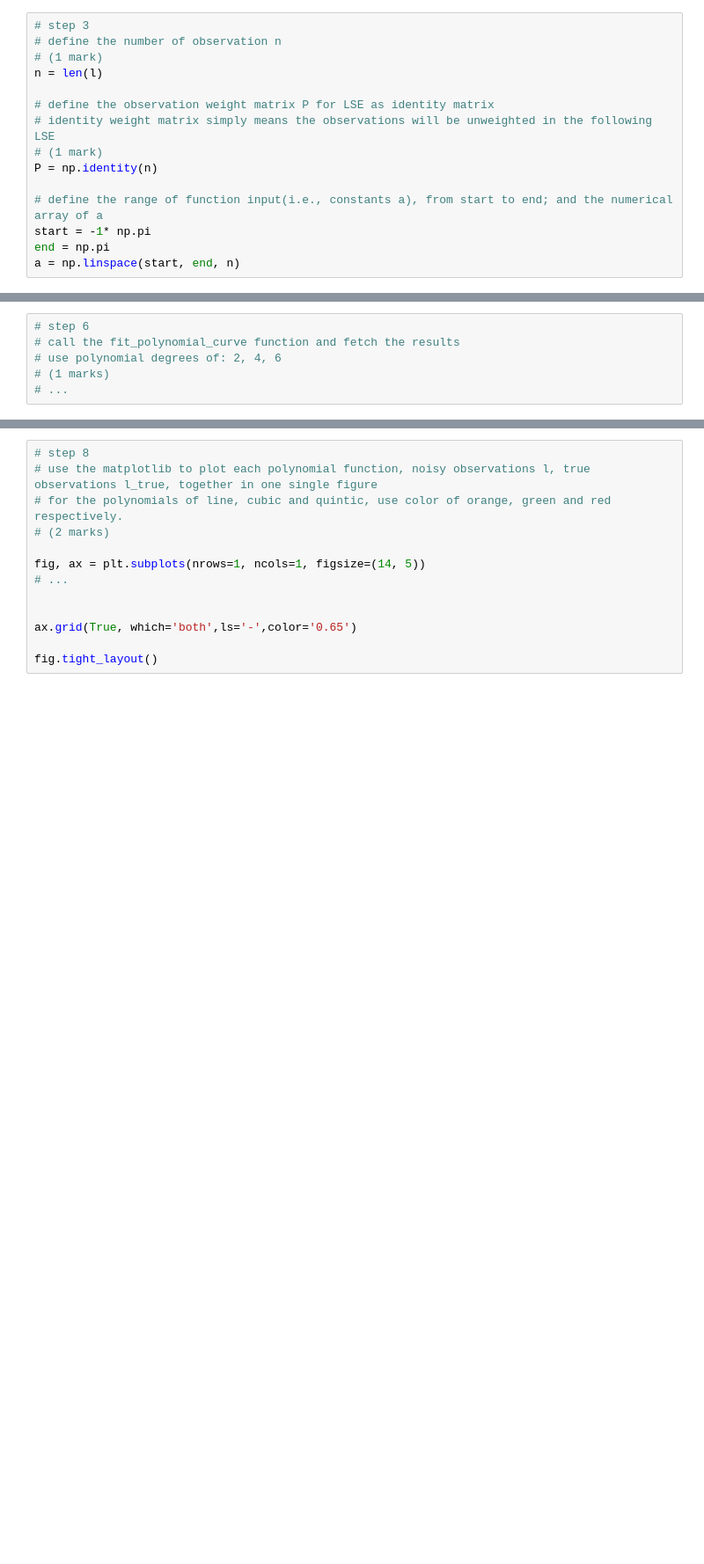
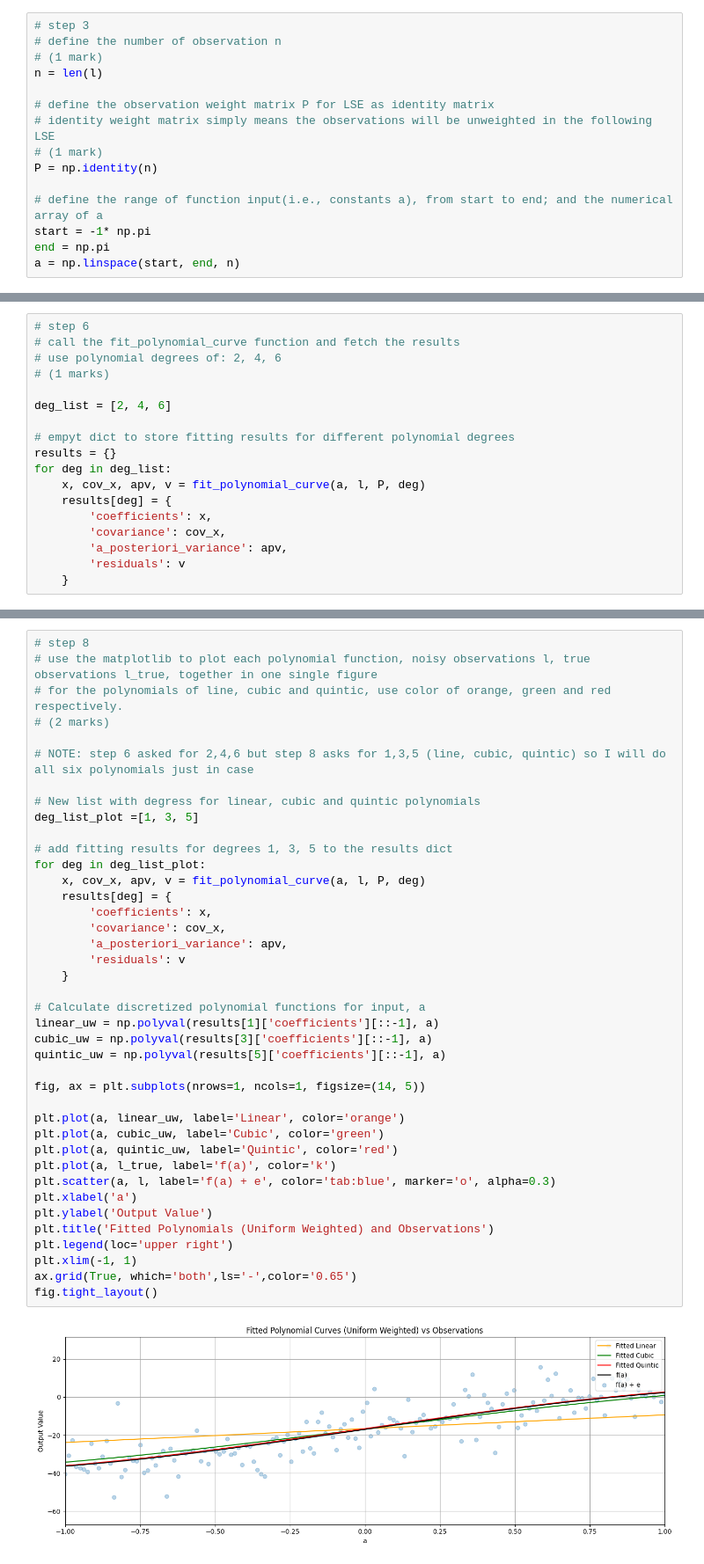
Before and after one commit to elliott-debenetti/ENGG680_2025_Fall, a Jupyter notebook: Lab_Assignment1/Assignment1.ipynb, the cells around one changed output, grey strips where cells are left out. Shown: that part at 88% size. Saved outputs shown, nothing was run; the diff lists cells and outputs as text; blank space fills up the shorter version.

```diff
--- a/Lab_Assignment1/Assignment1.ipynb
+++ b/Lab_Assignment1/Assignment1.ipynb
@@ -460,7 +511,19 @@ def fit_polynomial_curve(a: np.ndarray, l: np.ndarray, P: np.ndarray, deg: int)
 # call the fit_polynomial_curve function and fetch the results
 # use polynomial degrees of: 2, 4, 6
 # (1 marks)
-# ...
+
+deg_list = [2, 4, 6]
+
+# empyt dict to store fitting results for different polynomial degrees
+results = {}
+for deg in deg_list:
+    x, cov_x, apv, v = fit_polynomial_curve(a, l, P, deg)
+    results[deg] = {
+        'coefficients': x,
+        'covariance': cov_x,
+        'a_posteriori_variance': apv,
+        'residuals': v
+    }
 # %%
 # step 7
 # use the estimated coefficients x and constants array a, construct polynomial functions for each degree
@@ -473,16 +536,45 @@ hexic_uw = #...
 # %%
 # step 8
 # use the matplotlib to plot each polynomial function, noisy observations l, true observations l_true, together in one single figure
 # for the polynomials of line, cubic and quintic, use color of orange, green and red respectively.
 # (2 marks)
 
+# NOTE: step 6 asked for 2,4,6 but step 8 asks for 1,3,5 (line, cubic, quintic) so I will do all six polynomials just in case
+
+# New list with degress for linear, cubic and quintic polynomials
+deg_list_plot =[1, 3, 5]
+
+# add fitting results for degrees 1, 3, 5 to the results dict
+for deg in deg_list_plot:
+    x, cov_x, apv, v = fit_polynomial_curve(a, l, P, deg)
+    results[deg] = {
+        'coefficients': x,
+        'covariance': cov_x,
+        'a_posteriori_variance': apv,
+        'residuals': v
+    }
+
+# Calculate discretized polynomial functions for input, a
+linear_uw = np.polyval(results[1]['coefficients'][::-1], a)
+cubic_uw = np.polyval(results[3]['coefficients'][::-1], a)
+quintic_uw = np.polyval(results[5]['coefficients'][::-1], a)
+
 fig, ax = plt.subplots(nrows=1, ncols=1, figsize=(14, 5))
-# ...
 
-
+plt.plot(a, linear_uw, label='Linear', color='orange')
+plt.plot(a, cubic_uw, label='Cubic', color='green')
+plt.plot(a, quintic_uw, label='Quintic', color='red')
+plt.plot(a, l_true, label='f(a)', color='k')
+plt.scatter(a, l, label='f(a) + e', color='tab:blue', marker='o', alpha=0.3)
+plt.xlabel('a')
+plt.ylabel('Output Value')
+plt.title('Fitted Polynomials (Uniform Weighted) and Observations')
+plt.legend(loc='upper right')
+plt.xlim(-1, 1)
 ax.grid(True, which='both',ls='-',color='0.65')
-
 fig.tight_layout()
+# %% [output]
+[figure, added]
 # %%
 # step 9
 # print the a posterier variance factor for each polynomial function
```
Also changed, not shown: parts of 10 cells of this notebook.
